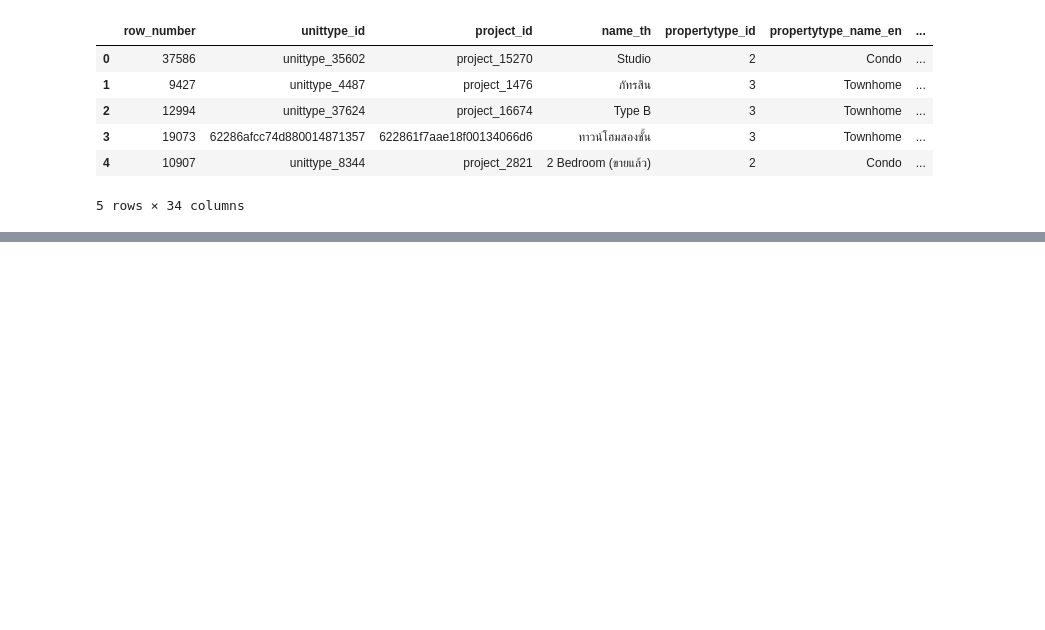
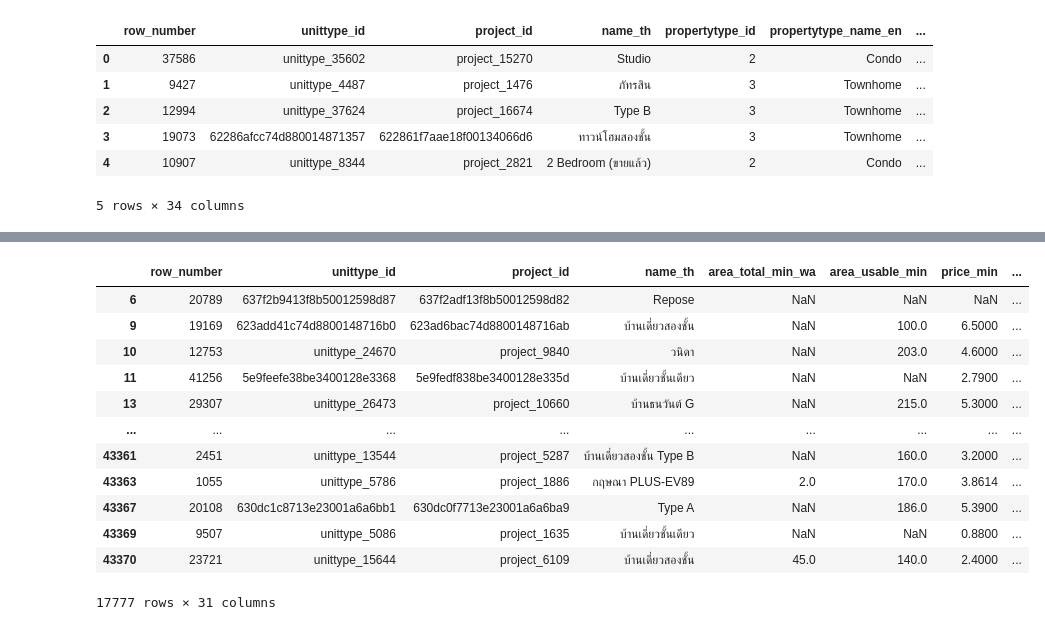
Before and after one commit to owepper/BSC_DPDM2025, a Jupyter notebook: Ch3_Data_Preprocessing.ipynb, the cells around one changed output, grey strips where cells are left out. Drawn from its saved outputs; the diff is of its cells as text; code cells hidden in the pictures; blank space fills up the shorter version.

```diff
--- a/Ch3_Data_Preprocessing.ipynb
+++ b/Ch3_Data_Preprocessing.ipynb
@@ -459,0 +478,3 @@ unit_df.head()
+# %%
+house = unit_df[unit_df['propertytype_name_th']=='บ้าน']
+condo = unit_df[unit_df['propertytype_name_th']=='คอนโด']
@@ -461,0 +535,6 @@ unit_df.head()
+# %%
+house['price_min'] = house['price_min'] / 1000000
+print("House price_min (in millions of Baht):")
+print(house[['propertytype_name_th', 'price_min']].head())
+print("\nCondo price_min (in Baht):")
+print(condo[['propertytype_name_th', 'price_min']].head())
@@ -465,0 +731,16 @@ unit_df.head()
+# %%
+house.drop(columns=['propertytype_name_th','propertytype_id','propertytype_name_en'])
+# %% [output]
+|  | row_number | unittype_id | project_id | name_th | area_total_min_wa | area_usable_min | price_min | ... |
+| 6 | 20789 | 637f2b9413f8b50012598d87 | 637f2adf13f8b50012598d82 | Repose | NaN | NaN | NaN | ... |
+| 9 | 19169 | 623add41c74d8800148716b0 | 623ad6bac74d8800148716ab | บ้านเดี่ยวสองชั้น | NaN | 100.0 | 6.5000 | ... |
+| 10 | 12753 | unittype_24670 | project_9840 | วนิดา | NaN | 203.0 | 4.6000 | ... |
+| 11 | 41256 | 5e9feefe38be3400128e3368 | 5e9fedf838be3400128e335d | บ้านเดี่ยวชั้นเดียว | NaN | NaN | 2.7900 | ... |
+| 13 | 29307 | unittype_26473 | project_10660 | บ้านธนวันต์ G | NaN | 215.0 | 5.3000 | ... |
+| ... | ... | ... | ... | ... | ... | ... | ... | ... |
+| 43361 | 2451 | unittype_13544 | project_5287 | บ้านเดี่ยวสองชั้น Type B | NaN | 160.0 | 3.2000 | ... |
+| 43363 | 1055 | unittype_5786 | project_1886 | กฤษณา PLUS-EV89 | 2.0 | 170.0 | 3.8614 | ... |
+| 43367 | 20108 | 630dc1c8713e23001a6a6bb1 | 630dc0f7713e23001a6a6ba9 | Type A | NaN | 186.0 | 5.3900 | ... |
+| 43369 | 9507 | unittype_5086 | project_1635 | บ้านเดี่ยวชั้นเดียว | NaN | NaN | 0.8800 | ... |
+| 43370 | 23721 | unittype_15644 | project_6109 | บ้านเดี่ยวสองชั้น | 45.0 | 140.0 | 2.4000 | ... |
+17777 rows × 31 columns
```
Also changed, not shown: parts of 40 cells of this notebook.
